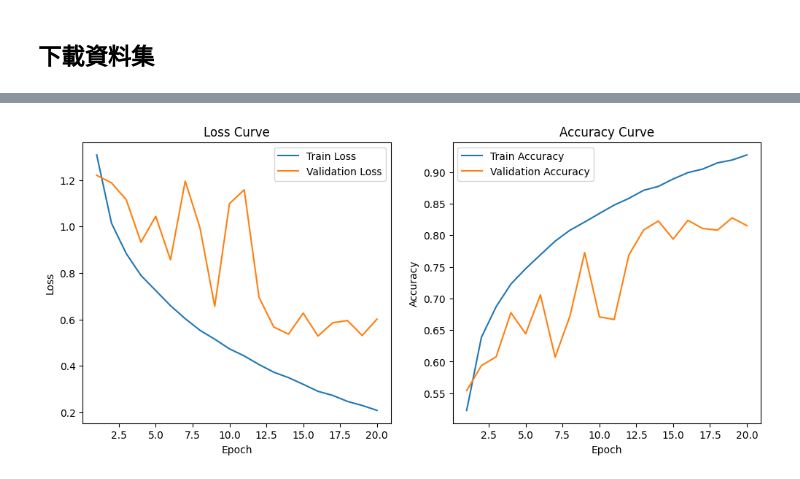
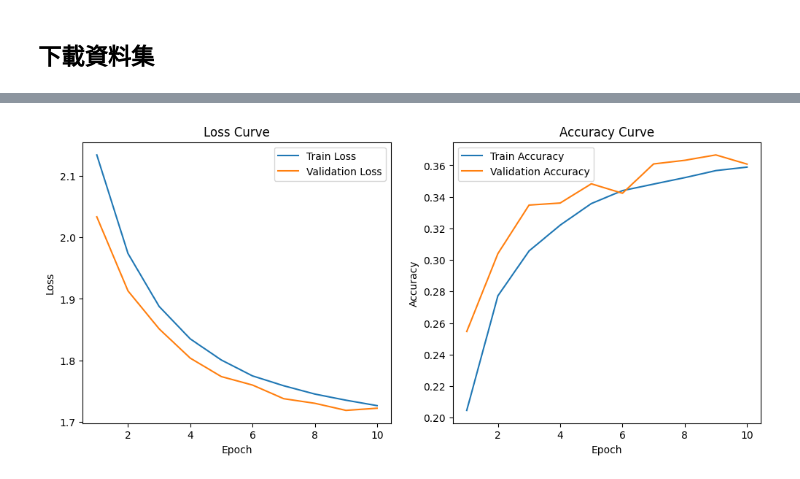
Before and after one commit to JackLiu1208/AI_practice_0814, a Jupyter notebook: cifar10_60.ipynb, the cells around one changed output, grey strips where cells are left out. Drawn from its saved outputs; the diff is of its cells as text; code cells hidden in the pictures.

```diff
--- a/cifar10_60.ipynb
+++ b/cifar10_60.ipynb
@@ -35,9 +35,9 @@ Downloading https://www.cs.toronto.edu/~kriz/cifar-10-python.tar.gz to ./data/ci
 # %%
-"""
+
 class CNN2(nn.Module):
     def __init__(self, num_classes=10):
         super().__init__()
-        act = nn.ReLU()  # 或改成 nn.ReLU()
+        act = nn.ReLU()  # 或改成 nn.GELU()
 
         self.block1 = nn.Sequential(
             nn.Conv2d(3, 64, kernel_size=3, padding=1),  # 32x32 -> 32x32
@@ -51,32 +51,23 @@ class CNN2(nn.Module):
             act,
             nn.MaxPool2d(2, 2)                           # 16x16 -> 8x8
         )
-        self.block3 = nn.Sequential(
-            nn.Conv2d(128, 256, kernel_size=3, padding=1),# 8x8 -> 8x8
-            #nn.BatchNorm2d(256),
-            act
-        )
-        self.block4 = nn.Sequential(
-            nn.Conv2d(128, 256, kernel_size=3, padding=1),# 8x8 -> 8x8
-            #nn.BatchNorm2d(256),
-            act
-        )
 
         self.gap = nn.AdaptiveAvgPool2d(1)  # 8x8 -> 1x1
-        self.fc1 = nn.Linear(256, num_classes)
+        self.fc1 = nn.Linear(64, num_classes)
+        #self.fc1 = nn.Linear(128, num_classes)
 
     def forward(self, x):
         x = self.block1(x)   # (B,64,16,16)
-        x = self.block2(x)   # (B,128,8,8)
-        x = self.block3(x)   # (B,256,8,8)
+        #x = self.block2(x)   # (B,128,8,8)
         x = self.gap(x)      # (B,256,1,1)
         x = x.view(x.size(0), -1)  # (B,256)
         x = self.fc1(x)      # (B,num_classes)
         return x
+
 model2 = CNN2().to(device)
 print(model2)
+
 # 4. 損失與優化器
 criterion = nn.CrossEntropyLoss()  # 直接接收整數標籤
 optimizer = optim.Adam(model2.parameters(), lr=0.001)
-"""
 # %% [output]
@@ -160,7 +88,7 @@ CNN100(
 # %%
 import matplotlib.pyplot as plt
 
-num_epochs = 20
+num_epochs = 10
 
 train_losses = []
 train_accuracies = []
@@ -259 +177 @@ Epoch 20/20 — Train Loss: 0.2078, Train Acc: 0.9272 — Val Loss: 0.6011, Val
-[figure, old version]
+[figure, new version]
```
Also changed, not shown: parts of 4 cells of this notebook.
